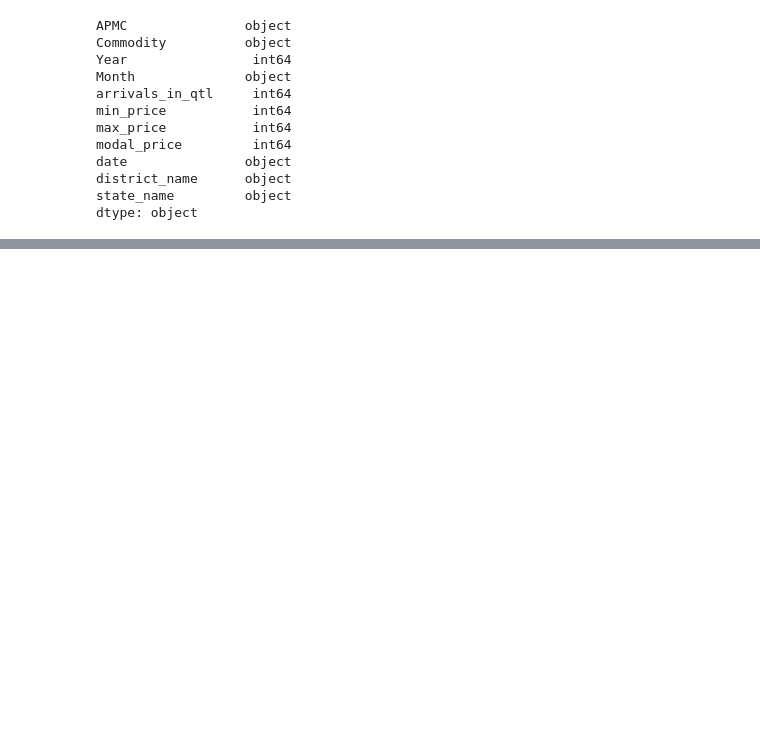
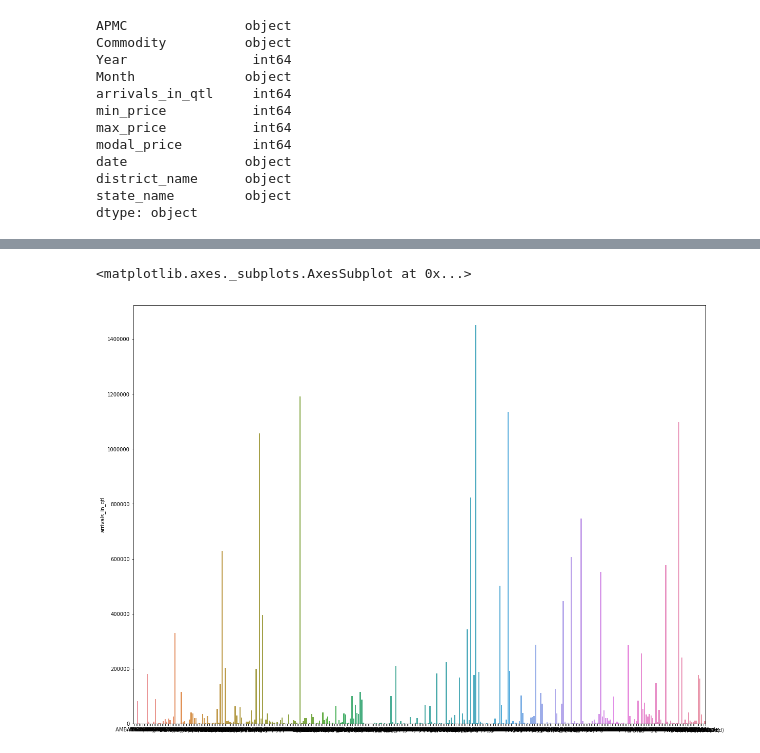
Before and after one commit to himol7/SocialCops, a Jupyter notebook: mandi02.ipynb, the cells around one changed output, grey strips where cells are left out. Drawn from its saved outputs; the diff is of its cells as text; code cells hidden in the pictures; blank space fills up the shorter version.

```diff
--- a/mandi02.ipynb
+++ b/mandi02.ipynb
@@ -103,0 +44,4 @@ array(['April', 'August', 'December', 'February', 'January', 'July',
+# %%
+data["Month"] = data["Month"].astype('category')
+# %%
+data["Mon"] = data["Month"].cat.codes
@@ -103,0 +57,8 @@ array(['April', 'August', 'December', 'February', 'January', 'July',
+# %%
+# Maximum arrival in qtls for each commodity across all APMCs, Years and Months
+
+df01 = data.groupby(["Commodity"])
+
+for com, com_df in df01:
+    print(com, "\n")
+    print(com_df[["APMC", "Year", "Month", "arrivals_in_qtl"]][com_df["arrivals_in_qtl"] == com_df["arrivals_in_qtl"].max()], "\n\n")
@@ -103,0 +83,9 @@ array(['April', 'August', 'December', 'February', 'January', 'July',
+# %%
+x = list(df01.groups.keys())
+y = df01.arrivals_in_qtl.max()
+
+plt.figure(figsize=(20,15))
+sns.barplot(x, y)
+# %% [output]
+<matplotlib.axes._subplots.AxesSubplot at 0x...>
+[figure, added]
```
Also changed, not shown: parts of 12 cells of this notebook.
